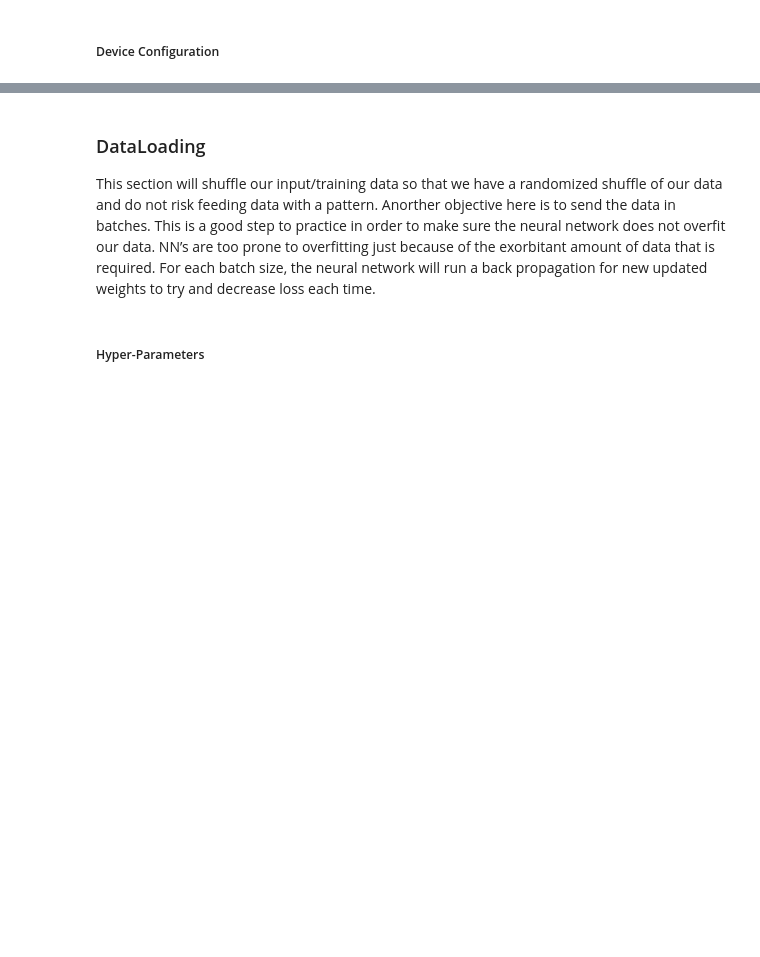
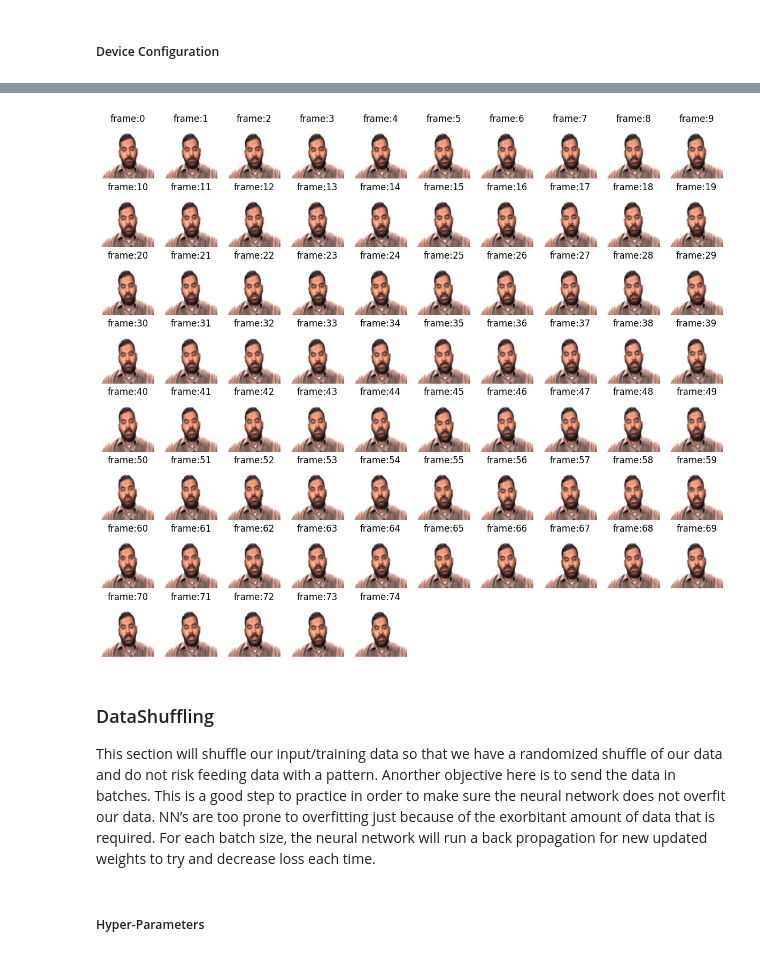
Before and after one commit to ProValarous/Lip2Urdu, a Jupyter notebook: facial_encoder_model.ipynb, the cells around one changed output, grey strips where cells are left out. Saved outputs shown, nothing was run; the diff lists cells and outputs as text; code cells hidden in the pictures; blank space fills up the shorter version.

Commit message:
behtar kaam, behtar project

```diff
--- a/facial_encoder_model.ipynb
+++ b/facial_encoder_model.ipynb
@@ -284,0 +276,3 @@ test = datasets.MNIST('', train=False, download=True,
+# %%
+data_path = r"D:\OneDrive - Habib University\acedemics\semester5\DL\project\project_files\dataset\Theory of Automata in Urdu\lec_01_segmented1"
+X = load_segment(data_path, 10,30)
@@ -285,5 +300,9 @@ test = datasets.MNIST('', train=False, download=True,
+# %%
+plot_segment(X[15])
+# %% [output]
+[figure, added]
 # %% [markdown]
-### DataLoading
+### DataShuffling
 
 This section will shuffle our input/training data so that we have a randomized shuffle of our data and do not risk feeding data with a pattern. Anorther objective here is to send the data in batches. This is a good step to practice in order to make sure the neural network does not overfit our data. NN’s are too prone to overfitting just because of the exorbitant amount of data that is required. For each batch size, the neural network will run a back propagation for new updated weights to try and decrease loss each time.
 # %%
```
Also changed, not shown: parts of 3 cells of this notebook, 3 other files.
